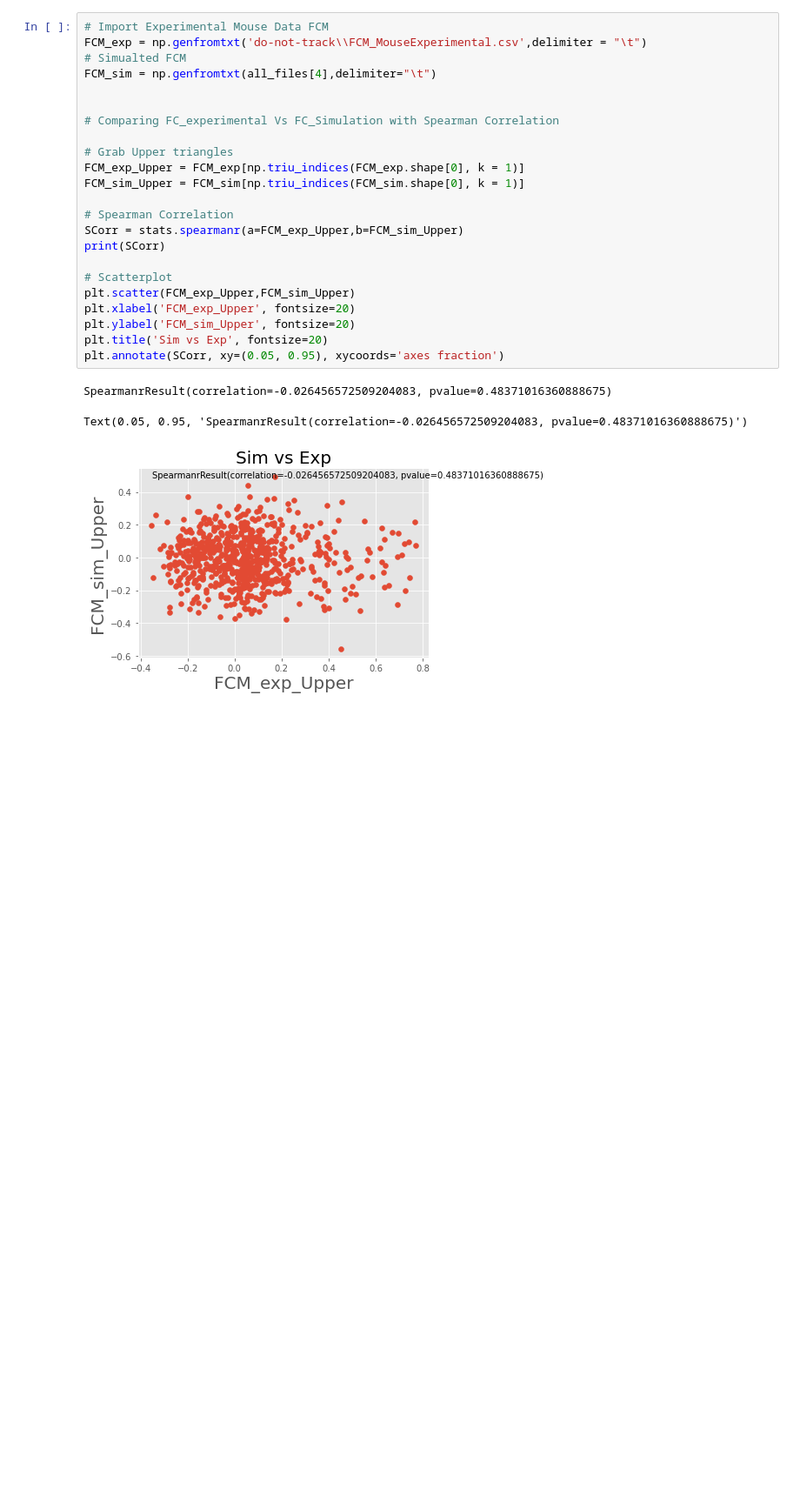
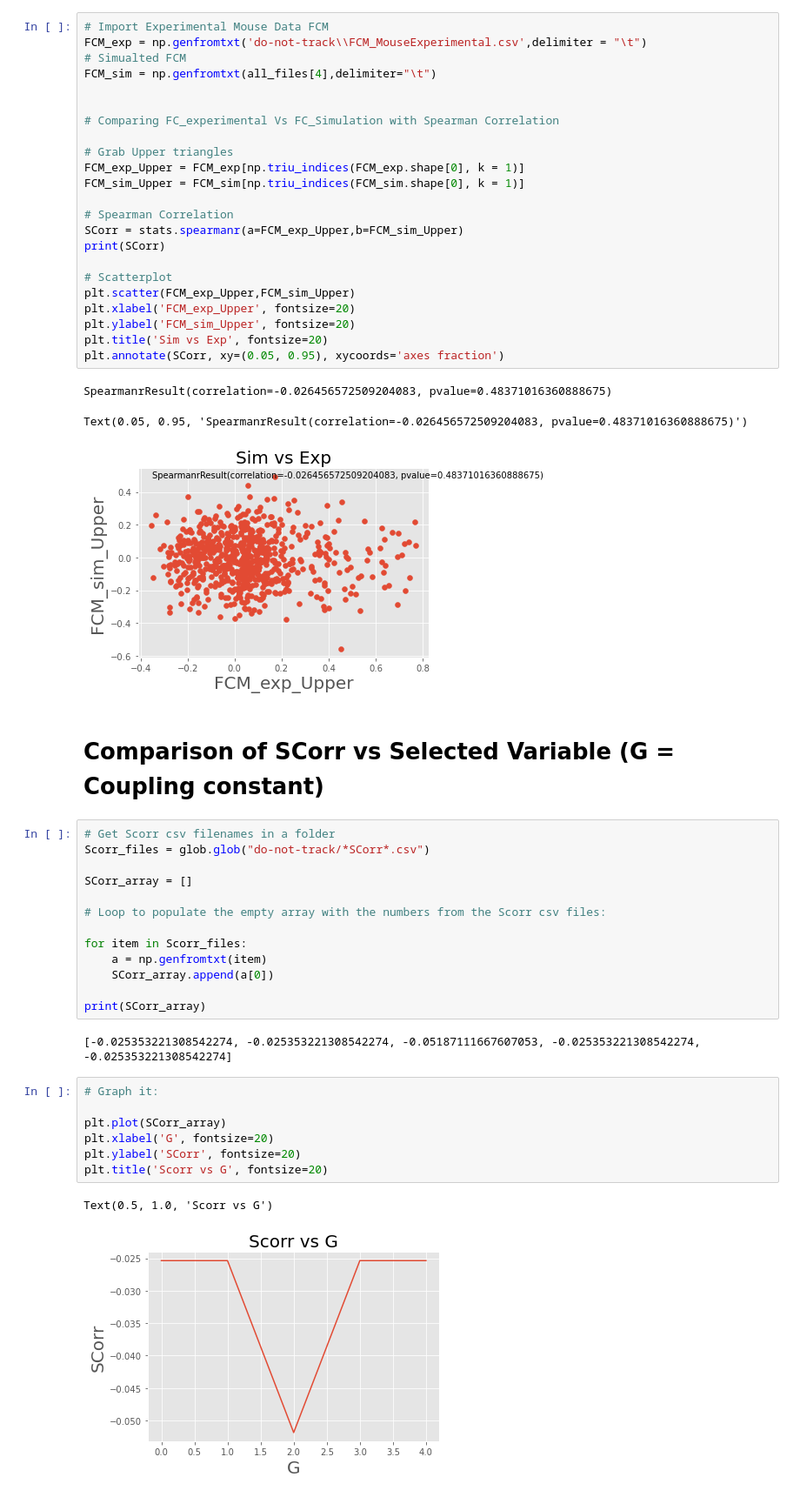
Before and after one commit to Spokhim/MouseBrainModelling, a Jupyter notebook: Comparisons and Analysis.ipynb, the cells around one changed output. Shown at 87% size. Saved outputs shown, nothing was run; the diff lists cells and outputs as text; blank space fills up the shorter version.

```diff
--- a/Comparisons and Analysis.ipynb
+++ b/Comparisons and Analysis.ipynb
@@ -90,3 +90,30 @@ plt.annotate(SCorr, xy=(0.05, 0.95), xycoords='axes fraction')
 SpearmanrResult(correlation=-0.026456572509204083, pvalue=0.48371016360888675)
 Text(0.05, 0.95, 'SpearmanrResult(correlation=-0.026456572509204083, pvalue=0.48371016360888675)')
 [figure]
+# %% [markdown]
+# Comparison of SCorr vs Selected Variable (G = Coupling constant)
+# %%
+# Get Scorr csv filenames in a folder
+Scorr_files = glob.glob("do-not-track/*SCorr*.csv")
+
+SCorr_array = []
+
+# Loop to populate the empty array with the numbers from the Scorr csv files:
+
+for item in Scorr_files:
+    a = np.genfromtxt(item)
+    SCorr_array.append(a[0])
+
+print(SCorr_array)
+# %% [output]
+[-0.025353221308542274, -0.025353221308542274, -0.05187111667607053, -0.025353221308542274, -0.025353221308542274]
+# %%
+# Graph it:
+
+plt.plot(SCorr_array)
+plt.xlabel('G', fontsize=20)
+plt.ylabel('SCorr', fontsize=20)
+plt.title('Scorr vs G', fontsize=20)
+# %% [output]
+Text(0.5, 1.0, 'Scorr vs G')
+[figure, added]
```
Also changed, not shown: 1 other file.
